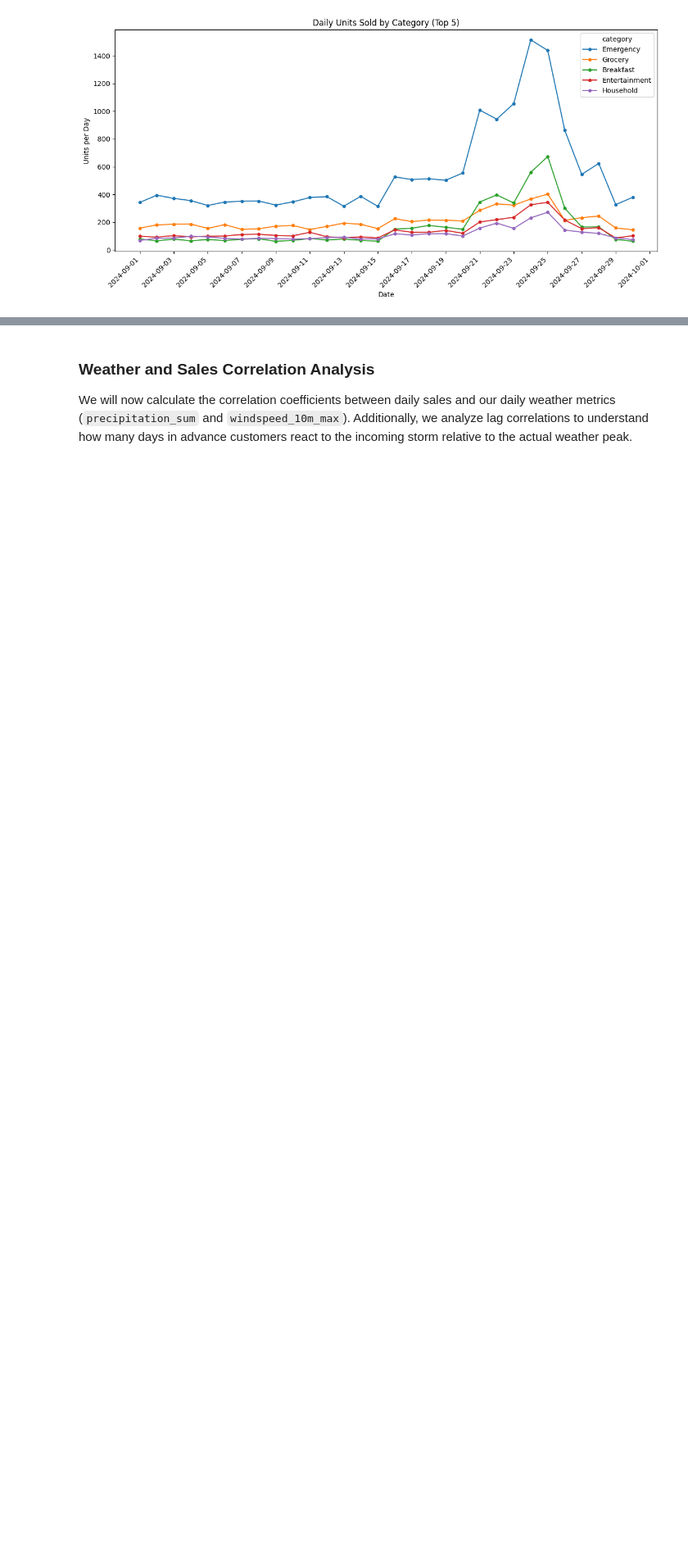
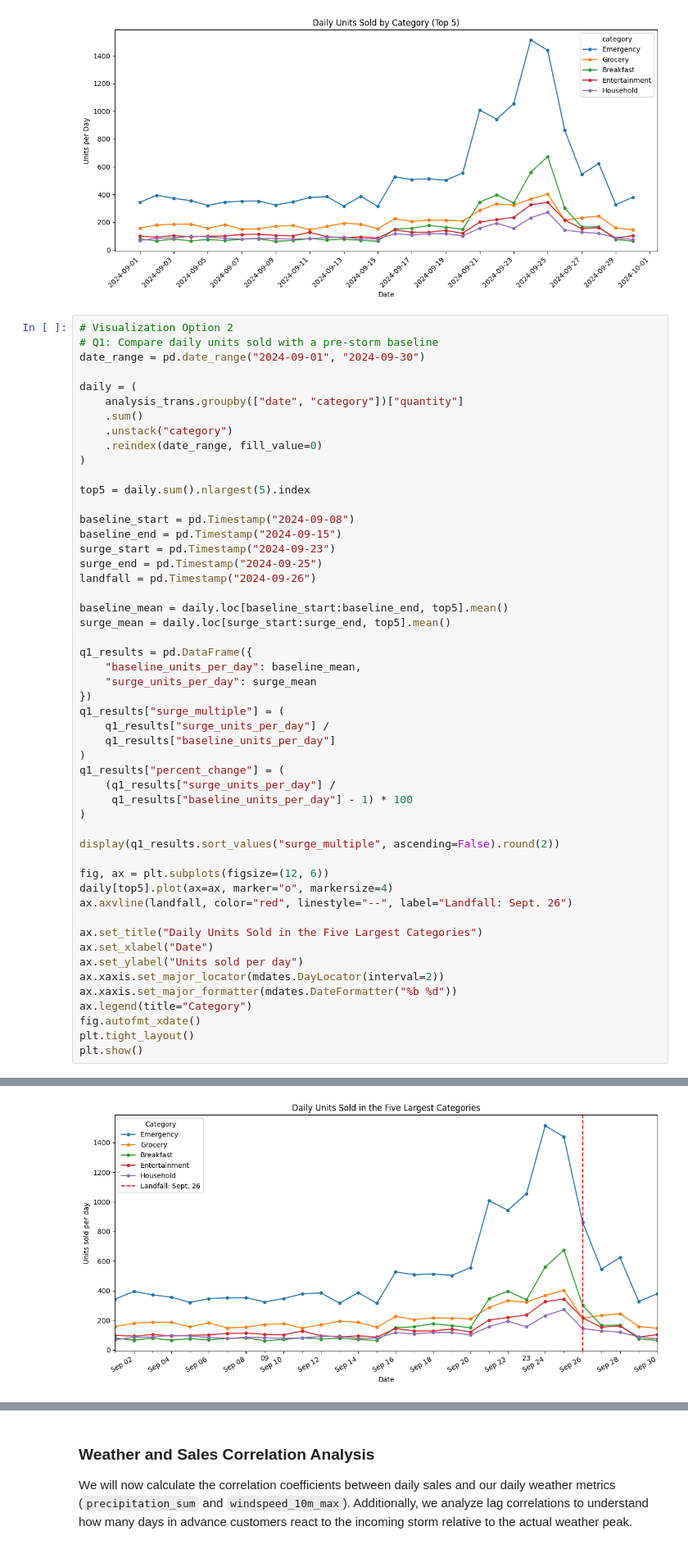
Before and after one commit to Fespinoza1477/walmart-hurricane-project, a Jupyter notebook: Notebooks/Team_Notebook.ipynb, the cells around one changed output, grey strips where cells are left out. Shown at 82% size. Drawn from its saved outputs; the diff is of its cells as text; blank space fills up the shorter version.

```diff
--- a/Notebooks/Team_Notebook.ipynb
+++ b/Notebooks/Team_Notebook.ipynb
@@ -359,3 +423,55 @@ plt.tight_layout()
 plt.show()
 # %% [output]
 [figure]
+# %%
+# Visualization Option 2
+# Q1: Compare daily units sold with a pre-storm baseline
+date_range = pd.date_range("2024-09-01", "2024-09-30")
+
+daily = (
+    analysis_trans.groupby(["date", "category"])["quantity"]
+    .sum()
+    .unstack("category")
+    .reindex(date_range, fill_value=0)
+)
+
+top5 = daily.sum().nlargest(5).index
+
+baseline_start = pd.Timestamp("2024-09-08")
+baseline_end = pd.Timestamp("2024-09-15")
+surge_start = pd.Timestamp("2024-09-23")
+surge_end = pd.Timestamp("2024-09-25")
+landfall = pd.Timestamp("2024-09-26")
+
+baseline_mean = daily.loc[baseline_start:baseline_end, top5].mean()
+surge_mean = daily.loc[surge_start:surge_end, top5].mean()
+
+q1_results = pd.DataFrame({
+    "baseline_units_per_day": baseline_mean,
+    "surge_units_per_day": surge_mean
+})
+q1_results["surge_multiple"] = (
+    q1_results["surge_units_per_day"] /
+    q1_results["baseline_units_per_day"]
+)
+q1_results["percent_change"] = (
+    (q1_results["surge_units_per_day"] /
+     q1_results["baseline_units_per_day"] - 1) * 100
+)
+
+display(q1_results.sort_values("surge_multiple", ascending=False).round(2))
+
+fig, ax = plt.subplots(figsize=(12, 6))
+daily[top5].plot(ax=ax, marker="o", markersize=4)
+ax.axvline(landfall, color="red", linestyle="--", label="Landfall: Sept. 26")
+
+ax.set_title("Daily Units Sold in the Five Largest Categories")
+ax.set_xlabel("Date")
+ax.set_ylabel("Units sold per day")
+ax.xaxis.set_major_locator(mdates.DayLocator(interval=2))
+ax.xaxis.set_major_formatter(mdates.DateFormatter("%b %d"))
+ax.legend(title="Category")
+fig.autofmt_xdate()
+plt.tight_layout()
+plt.show()
+# %% [output]
@@ -361,0 +485 @@ plt.show()
+[figure, added]
```
Also changed, not shown: parts of 19 cells of this notebook.
